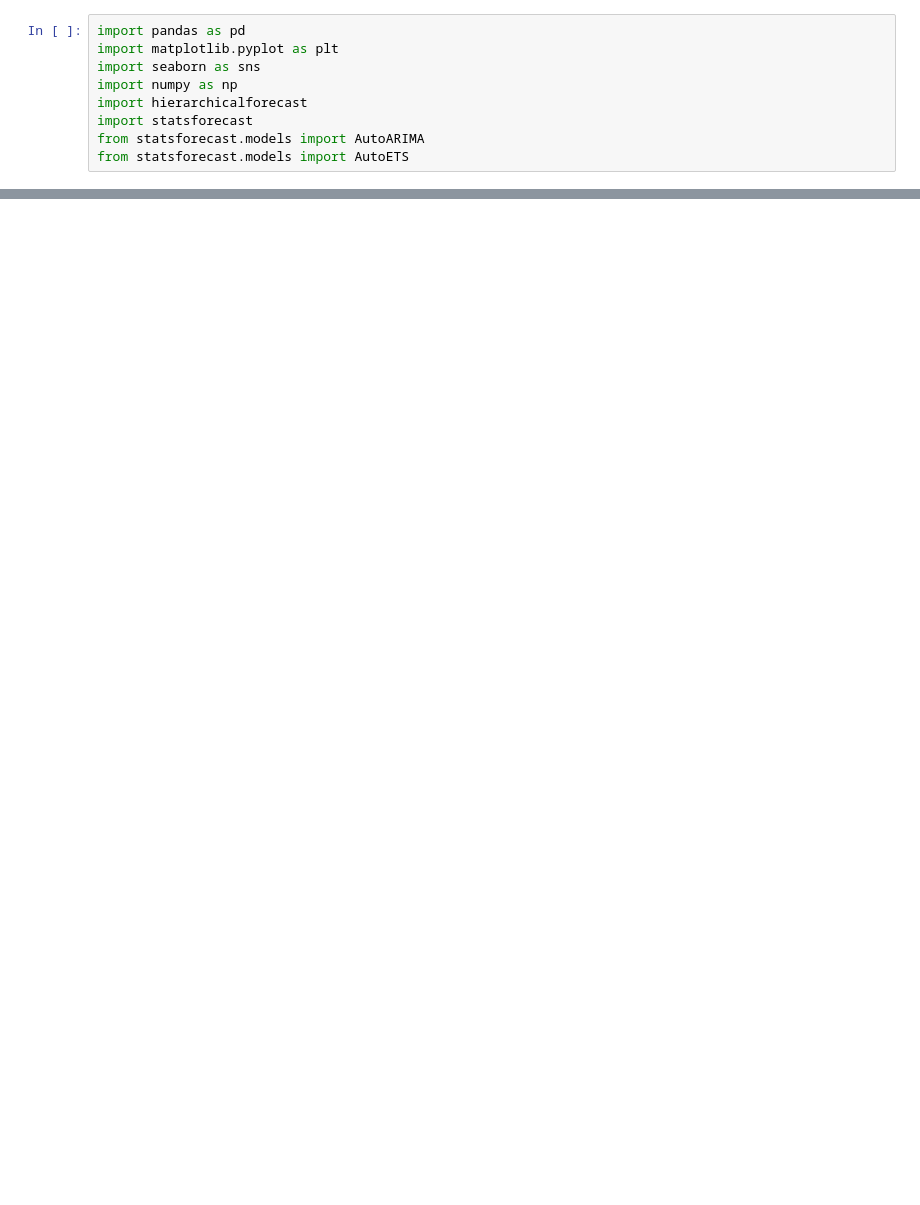
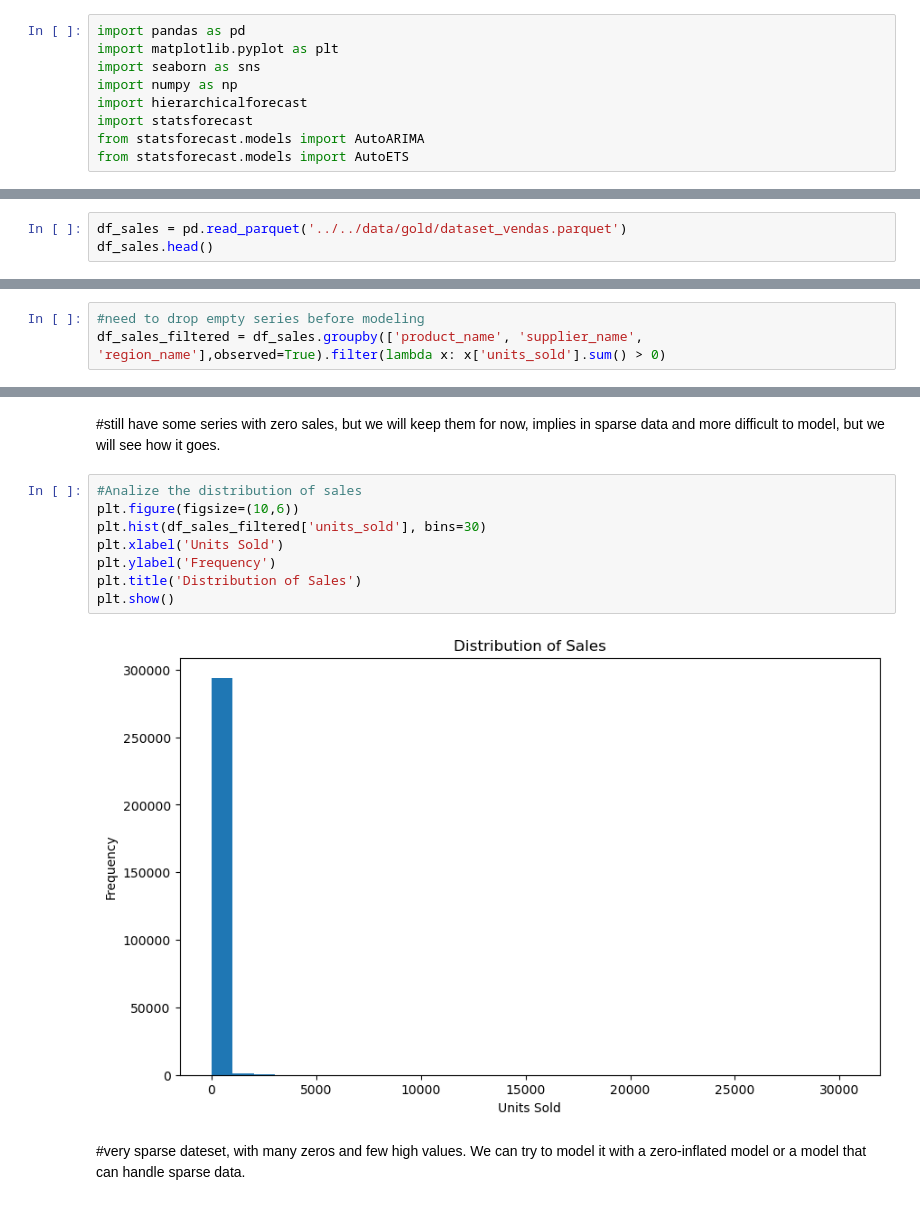
Before and after one commit to eduardozanutti/iqvia-forecast-datascience-case, a Jupyter notebook: notebooks/data_science/eda.ipynb, the cells around one changed output, grey strips where cells are left out. Cells and saved outputs as stored; diff of their text form; blank space fills up the shorter version.

```diff
--- a/notebooks/data_science/eda.ipynb
+++ b/notebooks/data_science/eda.ipynb
@@ -103,0 +12,3 @@ df_vendas[df_vendas['product_name'] == 'Product 1'].groupby(['week_date']).agg({
+# %%
+df_sales = pd.read_parquet('../../data/gold/dataset_vendas.parquet')
+df_sales.head()
@@ -103,0 +80,3 @@ df_vendas[df_vendas['product_name'] == 'Product 1'].groupby(['week_date']).agg({
+# %%
+#need to drop empty series before modeling
+df_sales_filtered = df_sales.groupby(['product_name', 'supplier_name', 'region_name'],observed=True).filter(lambda x: x['units_sold'].sum() > 0)
@@ -103,0 +100,14 @@ df_vendas[df_vendas['product_name'] == 'Product 1'].groupby(['week_date']).agg({
+# %% [markdown]
+#still have some series with zero sales, but we will keep them for now, implies in sparse data and more difficult to model, but we will see how it goes.
+# %%
+#Analize the distribution of sales
+plt.figure(figsize=(10,6))
+plt.hist(df_sales_filtered['units_sold'], bins=30)
+plt.xlabel('Units Sold')
+plt.ylabel('Frequency')
+plt.title('Distribution of Sales')
+plt.show()
+# %% [output]
+[figure, added]
+# %% [markdown]
+#very sparse dateset, with many zeros and few high values. We can try to model it with a zero-inflated model or a model that can handle sparse data.
```
Also changed, not shown: parts of 59 cells of this notebook.
